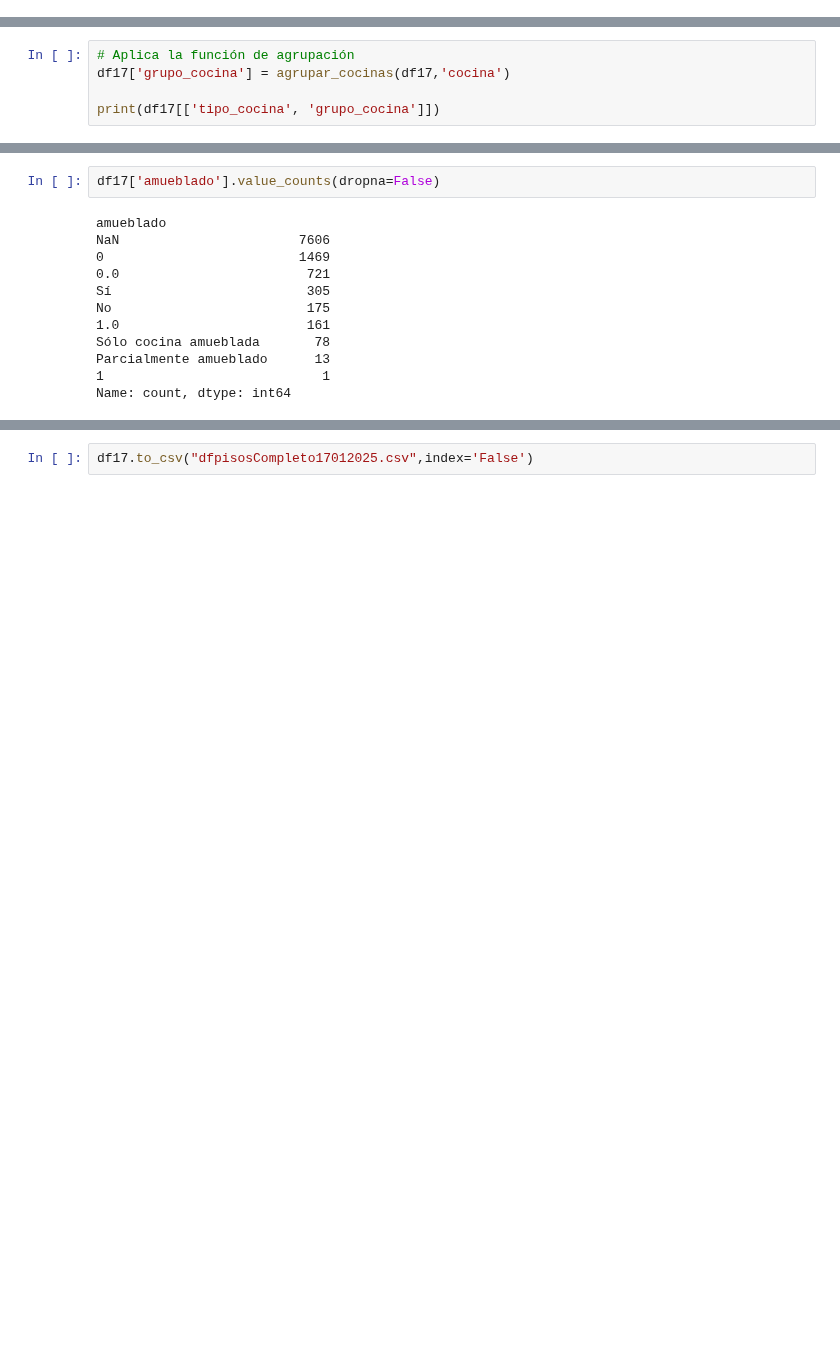
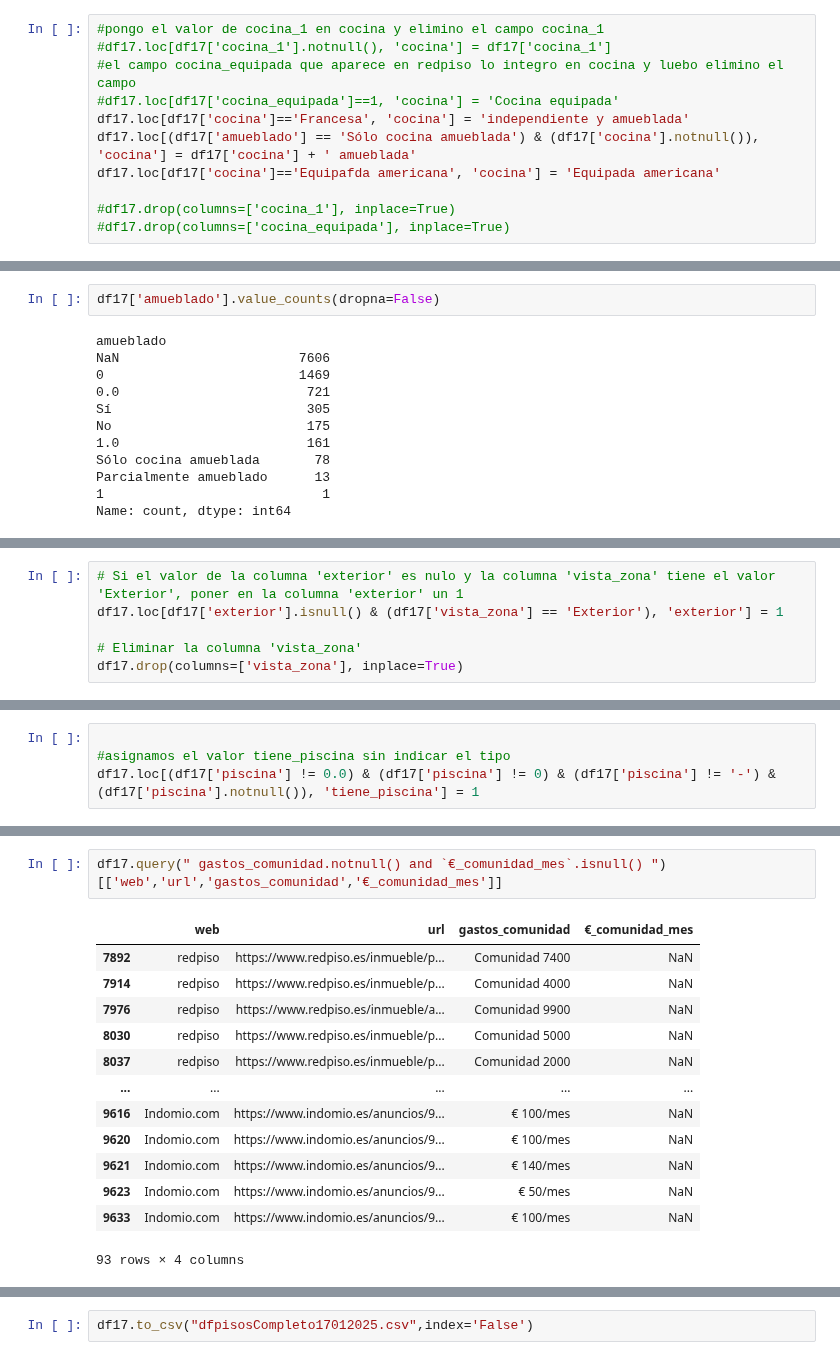
Before and after one commit to avaquerocastro/precios-de-vivienda-madrid, a Jupyter notebook: codigo/01-preprocesamiento-de-datos/Revision_columnas/Revision_Columnas.ipynb, the cells around one changed output, grey strips where cells are left out. Drawn from its saved outputs; the diff is of its cells as text; blank space fills up the shorter version.

Commit message:
Modificaciones en la revision de columnas

```diff
--- a/codigo/01-preprocesamiento-de-datos/Revision_columnas/Revision_Columnas.ipynb
+++ b/codigo/01-preprocesamiento-de-datos/Revision_columnas/Revision_Columnas.ipynb
@@ -603 +622,12 @@ array([nan, 'Cocina abierta', 'Cocina independiente', 'Cocina americana',
+# %%
+#pongo el valor de cocina_1 en cocina y elimino el campo cocina_1
+#df17.loc[df17['cocina_1'].notnull(), 'cocina'] = df17['cocina_1']
+#el campo cocina_equipada que aparece en redpiso lo integro en cocina y luebo elimino el campo
+#df17.loc[df17['cocina_equipada']==1, 'cocina'] = 'Cocina equipada'
+df17.loc[df17['cocina']=='Francesa', 'cocina'] = 'independiente y amueblada'
+df17.loc[(df17['amueblado'] == 'Sólo cocina amueblada') & (df17['cocina'].notnull()), 'cocina'] = df17['cocina'] + ' amueblada'
+df17.loc[df17['cocina']=='Equipafda americana', 'cocina'] = 'Equipada americana'
+
+#df17.drop(columns=['cocina_1'], inplace=True)
+#df17.drop(columns=['cocina_equipada'], inplace=True)
 # %%
@@ -661,5 +682,0 @@ def agrupar_cocinas(df,columna):
-# %%
-# Aplica la función de agrupación
-df17['grupo_cocina'] = agrupar_cocinas(df17,'cocina')
-
-print(df17[['tipo_cocina', 'grupo_cocina']])
@@ -695,0 +754,6 @@ Name: count, dtype: int64
+# %%
+# Si el valor de la columna 'exterior' es nulo y la columna 'vista_zona' tiene el valor 'Exterior', poner en la columna 'exterior' un 1
+df17.loc[df17['exterior'].isnull() & (df17['vista_zona'] == 'Exterior'), 'exterior'] = 1
+
+# Eliminar la columna 'vista_zona'
+df17.drop(columns=['vista_zona'], inplace=True)
@@ -695,0 +800,4 @@ Name: count, dtype: int64
+# %%
+
+#asignamos el valor tiene_piscina sin indicar el tipo
+df17.loc[(df17['piscina'] != 0.0) & (df17['piscina'] != 0) & (df17['piscina'] != '-') & (df17['piscina'].notnull()), 'tiene_piscina'] = 1
@@ -695,0 +990,16 @@ Name: count, dtype: int64
+# %%
+df17.query(" gastos_comunidad.notnull() and `€_comunidad_mes`.isnull() ")[['web','url','gastos_comunidad','€_comunidad_mes']]
+# %% [output]
+|  | web | url | gastos_comunidad | €_comunidad_mes |
+| 7892 | redpiso | https://www.redpiso.es/inmueble/p... | Comunidad 7400 | NaN |
+| 7914 | redpiso | https://www.redpiso.es/inmueble/p... | Comunidad 4000 | NaN |
+| 7976 | redpiso | https://www.redpiso.es/inmueble/a... | Comunidad 9900 | NaN |
+| 8030 | redpiso | https://www.redpiso.es/inmueble/p... | Comunidad 5000 | NaN |
+| 8037 | redpiso | https://www.redpiso.es/inmueble/p... | Comunidad 2000 | NaN |
+| ... | ... | ... | ... | ... |
+| 9616 | Indomio.com | https://www.indomio.es/anuncios/9... | € 100/mes | NaN |
+| 9620 | Indomio.com | https://www.indomio.es/anuncios/9... | € 100/mes | NaN |
+| 9621 | Indomio.com | https://www.indomio.es/anuncios/9... | € 140/mes | NaN |
+| 9623 | Indomio.com | https://www.indomio.es/anuncios/9... | € 50/mes | NaN |
+| 9633 | Indomio.com | https://www.indomio.es/anuncios/9... | € 100/mes | NaN |
+93 rows × 4 columns
```
Also changed, not shown: parts of 78 cells of this notebook, 4 other files.
